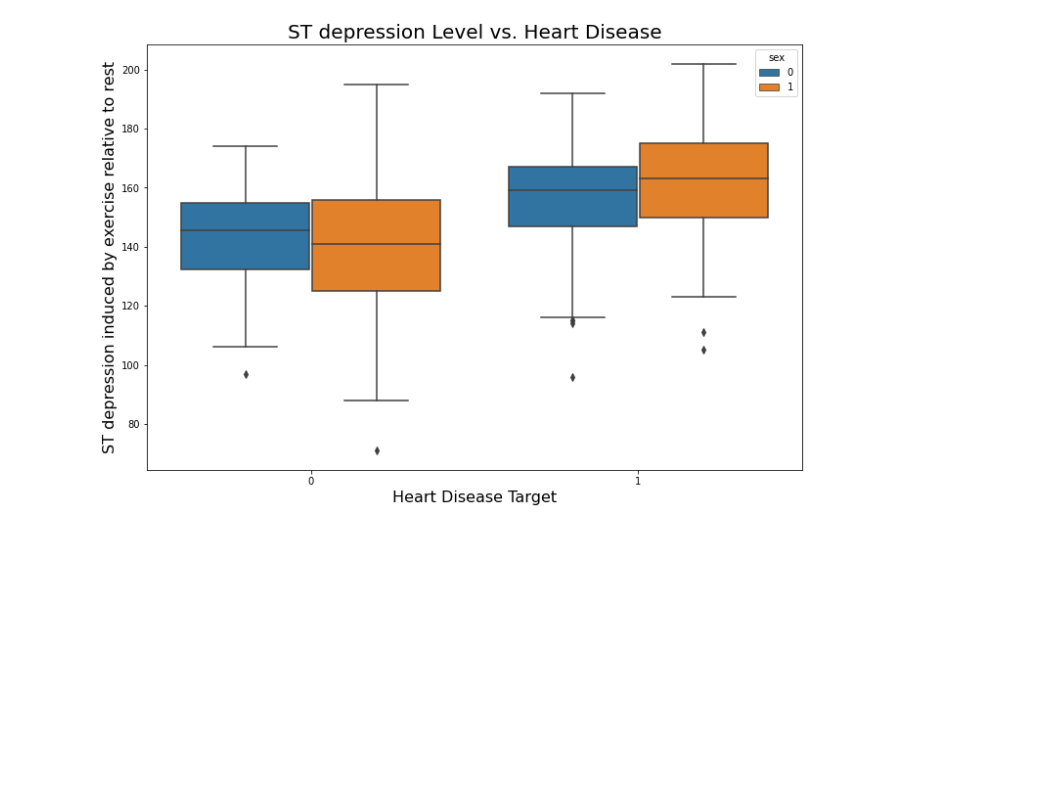
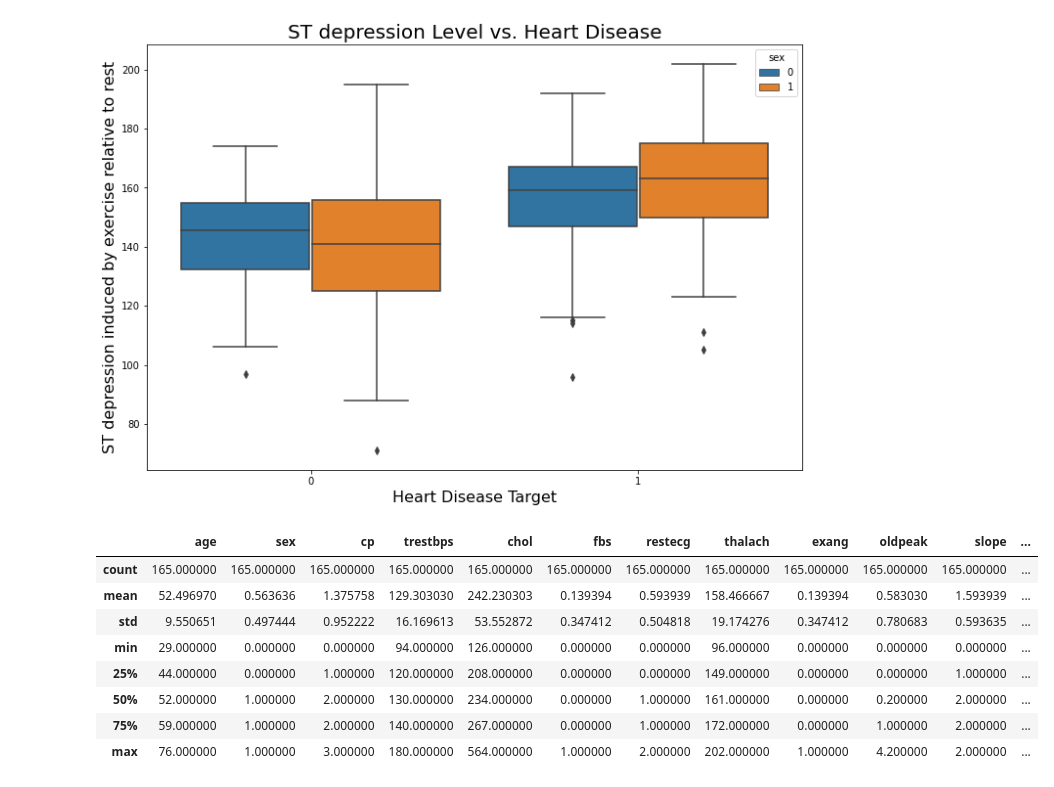
Before and after one commit to RamgopalYalla/Predicting-Heart-Disease-with-Classification-Machine-Learning-Algorithms, a Jupyter notebook: project1.ipynb, the cells around one changed output. Saved outputs shown, nothing was run; the diff lists cells and outputs as text; code cells hidden in the pictures; blank space fills up the shorter version.

```diff
--- a/project1.ipynb
+++ b/project1.ipynb
@@ -129,3 +129,16 @@ plt.ylabel("ST depression induced by exercise relative to rest", fontsize=16)
 # %% [output]
 Text(0, 0.5, 'ST depression induced by exercise relative to rest')
 [figure]
+# %%
+pos_data = data[data['target']==1]
+pos_data.describe()
+# %% [output]
+|  | age | sex | cp | trestbps | chol | fbs | restecg | thalach | exang | oldpeak | slope | ... |
+| count | 165.000000 | 165.000000 | 165.000000 | 165.000000 | 165.000000 | 165.000000 | 165.000000 | 165.000000 | 165.000000 | 165.000000 | 165.000000 | ... |
+| mean | 52.496970 | 0.563636 | 1.375758 | 129.303030 | 242.230303 | 0.139394 | 0.593939 | 158.466667 | 0.139394 | 0.583030 | 1.593939 | ... |
+| std | 9.550651 | 0.497444 | 0.952222 | 16.169613 | 53.552872 | 0.347412 | 0.504818 | 19.174276 | 0.347412 | 0.780683 | 0.593635 | ... |
+| min | 29.000000 | 0.000000 | 0.000000 | 94.000000 | 126.000000 | 0.000000 | 0.000000 | 96.000000 | 0.000000 | 0.000000 | 0.000000 | ... |
+| 25% | 44.000000 | 0.000000 | 1.000000 | 120.000000 | 208.000000 | 0.000000 | 0.000000 | 149.000000 | 0.000000 | 0.000000 | 1.000000 | ... |
+| 50% | 52.000000 | 1.000000 | 2.000000 | 130.000000 | 234.000000 | 0.000000 | 1.000000 | 161.000000 | 0.000000 | 0.200000 | 2.000000 | ... |
+| 75% | 59.000000 | 1.000000 | 2.000000 | 140.000000 | 267.000000 | 0.000000 | 1.000000 | 172.000000 | 0.000000 | 1.000000 | 2.000000 | ... |
+| max | 76.000000 | 1.000000 | 3.000000 | 180.000000 | 564.000000 | 1.000000 | 2.000000 | 202.000000 | 1.000000 | 4.200000 | 2.000000 | ... |
```
